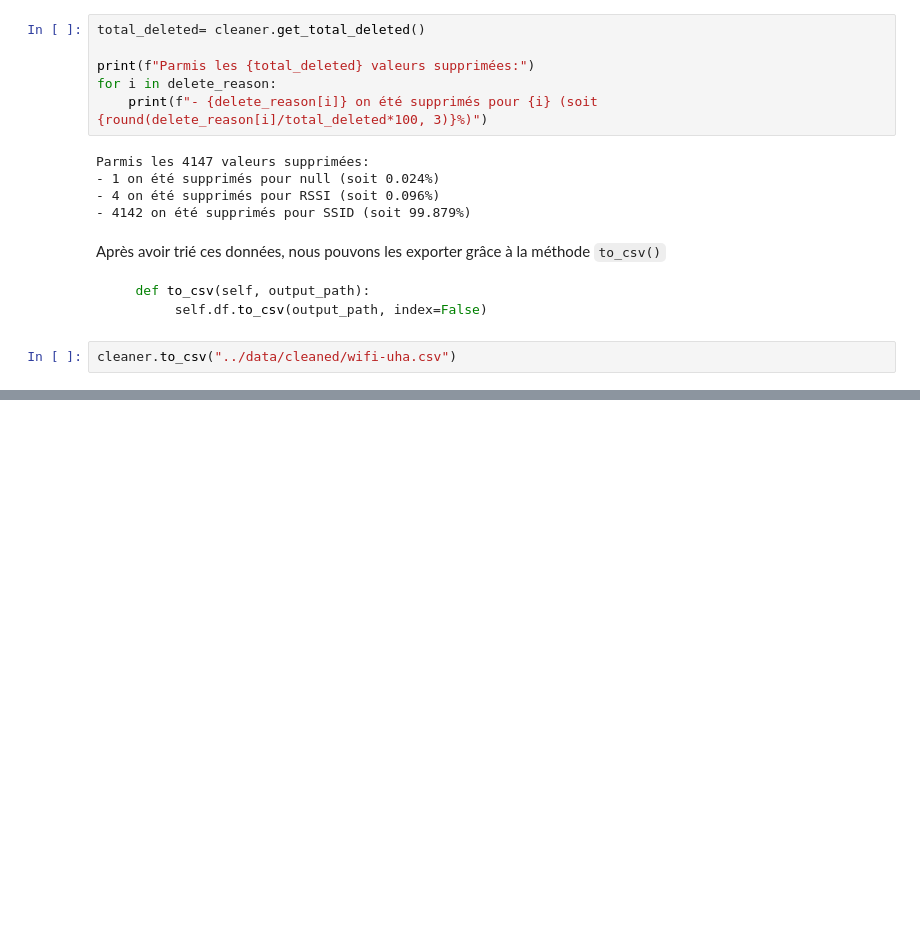
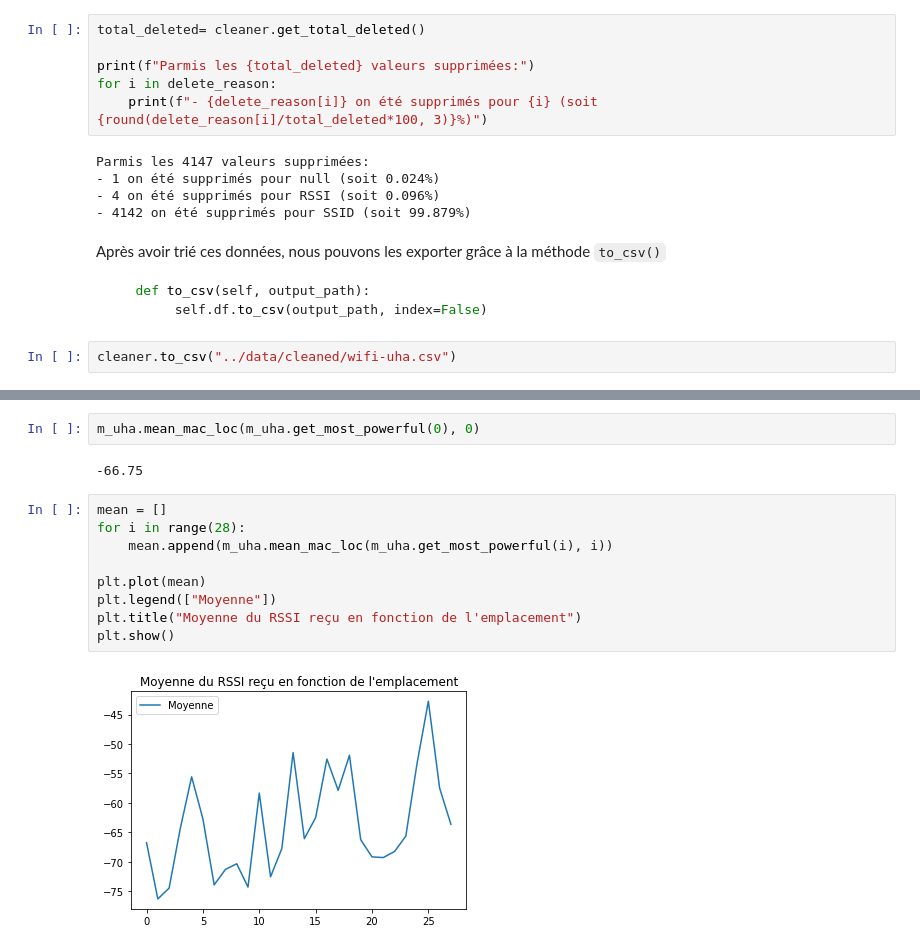
Before and after one commit to ldsvrn/sae15-wifi, a Jupyter notebook: notebooks/Notebook.ipynb, the cells around one changed output, grey strips where cells are left out. Drawn from its saved outputs; the diff is of its cells as text; blank space fills up the shorter version.

```diff
--- a/notebooks/Notebook.ipynb
+++ b/notebooks/Notebook.ipynb
@@ -270,0 +318,15 @@ cleaner.to_csv("../data/cleaned/wifi-uha.csv")
+# %%
+m_uha.mean_mac_loc(m_uha.get_most_powerful(0), 0)
+# %% [output]
+-66.75
+# %%
+mean = []
+for i in range(28):
+    mean.append(m_uha.mean_mac_loc(m_uha.get_most_powerful(i), i))
+
+plt.plot(mean)
+plt.legend(["Moyenne"])
+plt.title("Moyenne du RSSI reçu en fonction de l'emplacement")
+plt.show()
+# %% [output]
+[figure, added]
```
Also changed, not shown: parts of 6 cells of this notebook, 5 other files.
